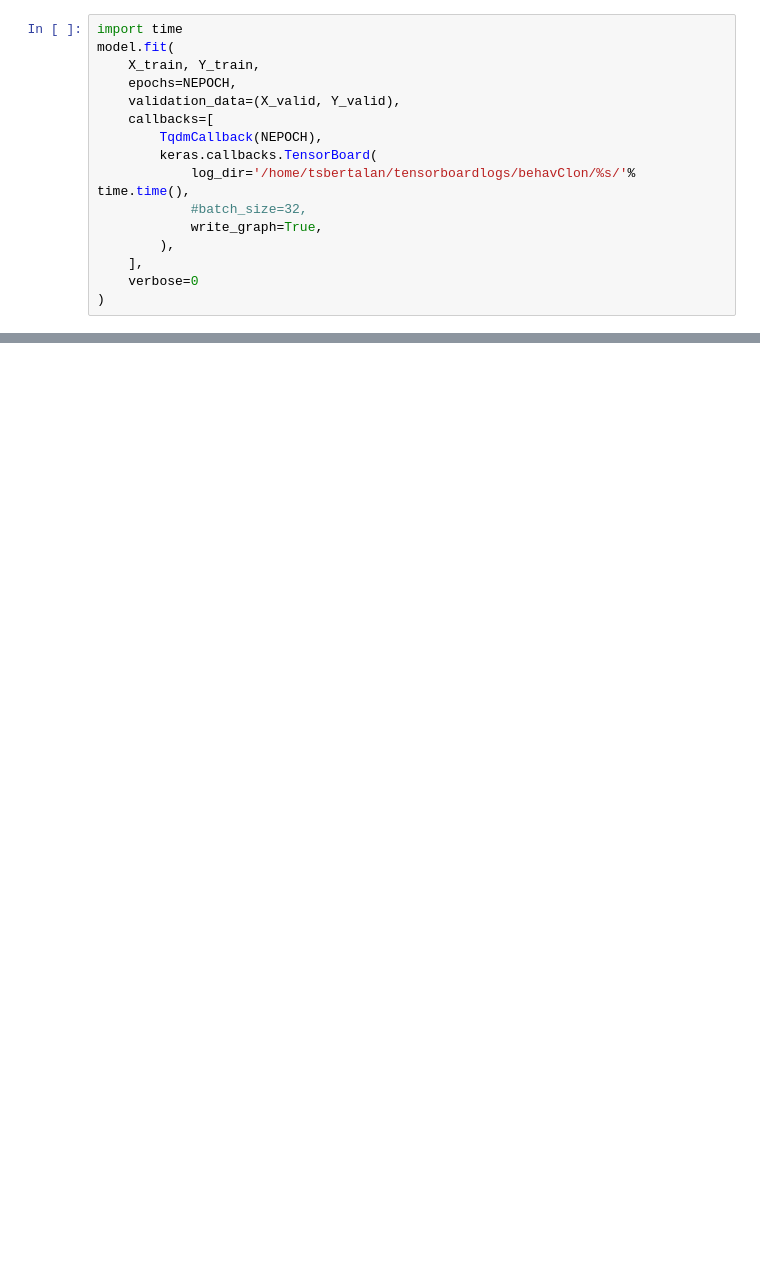
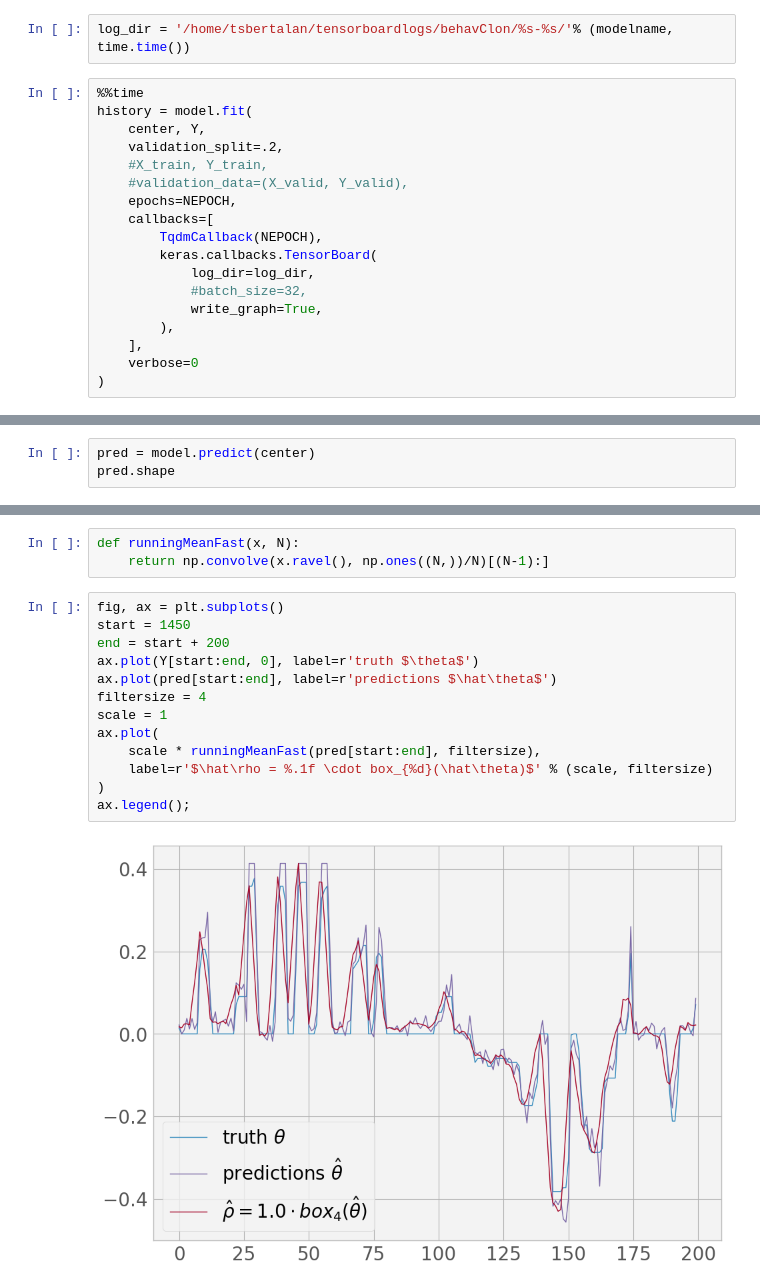
Before and after one commit to tsbertalan/behavioralCloning, a Jupyter notebook: Model.ipynb, the cells around one changed output, grey strips where cells are left out. Cells and saved outputs as stored; diff of their text form; blank space fills up the shorter version.

```diff
--- a/Model.ipynb
+++ b/Model.ipynb
@@ -101,13 +130,17 @@ NEPOCH = 300
+# %%
+log_dir = '/home/tsbertalan/tensorboardlogs/behavClon/%s-%s/'% (modelname, time.time())
 # %%
-import time
-model.fit(
-    X_train, Y_train,
+%%time
+history = model.fit(
+    center, Y,
+    validation_split=.2,
+    #X_train, Y_train,
+    #validation_data=(X_valid, Y_valid),
     epochs=NEPOCH,
-    validation_data=(X_valid, Y_valid),
     callbacks=[
         TqdmCallback(NEPOCH),
         keras.callbacks.TensorBoard(
-            log_dir='/home/tsbertalan/tensorboardlogs/behavClon/%s/'% time.time(),
+            log_dir=log_dir,
             #batch_size=32,
             write_graph=True,
         ),
@@ -142,0 +170,3 @@ model.save(os.path.join(datadir, 'cnn_perceptron.h5'))
+# %%
+pred = model.predict(center)
+pred.shape
@@ -142,0 +175,18 @@ model.save(os.path.join(datadir, 'cnn_perceptron.h5'))
+# %%
+def runningMeanFast(x, N):
+    return np.convolve(x.ravel(), np.ones((N,))/N)[(N-1):]
+# %%
+fig, ax = plt.subplots()
+start = 1450
+end = start + 200
+ax.plot(Y[start:end, 0], label=r'truth $\theta$')
+ax.plot(pred[start:end], label=r'predictions $\hat\theta$')
+filtersize = 4
+scale = 1
+ax.plot(
+    scale * runningMeanFast(pred[start:end], filtersize),
+    label=r'$\hat\rho = %.1f \cdot box_{%d}(\hat\theta)$' % (scale, filtersize)
+)
+ax.legend();
+# %% [output]
+[figure, added]
```
Also changed, not shown: parts of 24 cells of this notebook.
